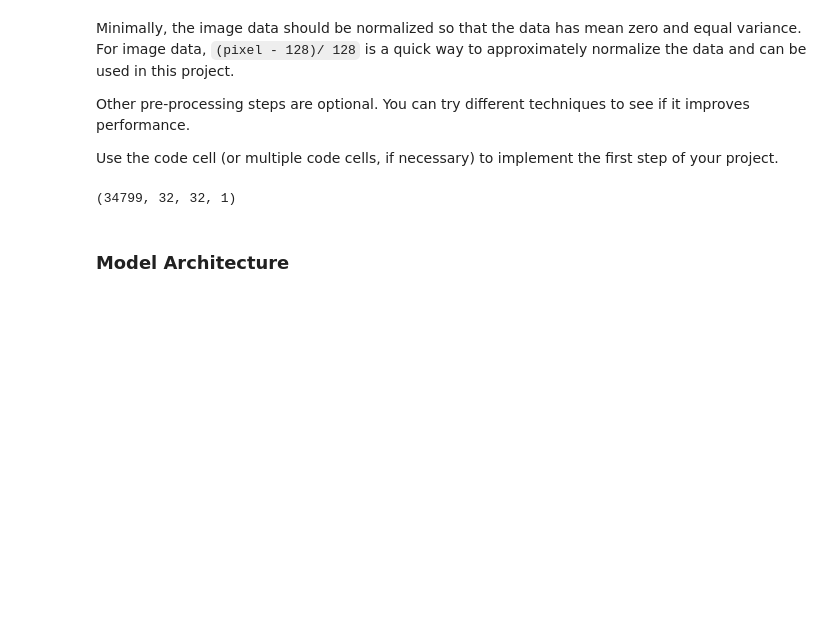
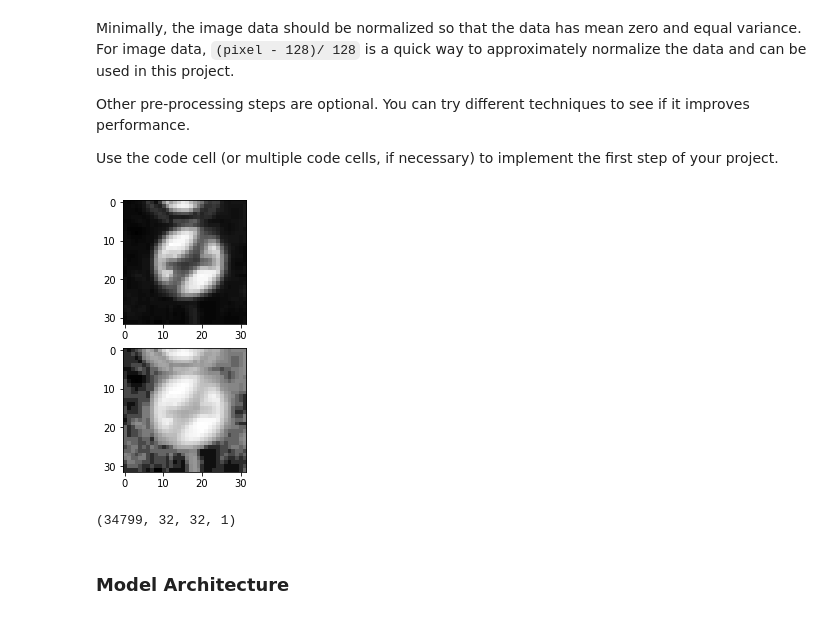
Before and after one commit to mscwu/udacity_traffic_sign_classification, a Jupyter notebook: Traffic_Sign_Classifier.ipynb, the cells around one changed output. Drawn from its saved outputs; the diff is of its cells as text; code cells hidden in the pictures; blank space fills up the shorter version.

```diff
--- a/Traffic_Sign_Classifier.ipynb
+++ b/Traffic_Sign_Classifier.ipynb
@@ -177,26 +181,46 @@ Use the code cell (or multiple code cells, if necessary) to implement the first
 # %%
 ### Preprocess the data here. It is required to normalize the data. Other preprocessing steps could include
 ### converting to grayscale, etc.
 ### Feel free to use as many code cells as needed.
 from sklearn.utils import shuffle
 import cv2
 
+# run a short code to show the effect of image equalization
+plt.figure(figsize=(5,5))
+X_train_1 = cv2.cvtColor(X_train[1], cv2.COLOR_RGB2GRAY)
+plt.subplot(2, 1, 1)
+plt.imshow(X_train_1, cmap = 'gray')
+X_train_1 = cv2.equalizeHist(X_train_1)
+plt.subplot(2, 1, 2)
+plt.imshow(X_train_1, cmap = 'gray')
+plt.show()
 X_train, y_train = shuffle(X_train, y_train)
 
+#def norm_grayscale(img_set):
+#    output = []
+#    for img in img_set:
+#        output.append(cv2.cvtColor(img, cv2.COLOR_RGB2GRAY))
+#    output = np.array(output) / 255 * (1.2 + 0.5) - 0.5
+#    output = output[..., np.newaxis]
+#    return output
 def norm_grayscale(img_set):
     output = []
     for img in img_set:
-        output.append(cv2.cvtColor(img, cv2.COLOR_RGB2GRAY))
-    output = np.array(output) / 255 * (1.2 + 0.5) - 0.5
+        gray_img = cv2.cvtColor(img, cv2.COLOR_RGB2GRAY)
+        norm_gray_img = cv2.equalizeHist(gray_img)
+        output.append(np.array(norm_gray_img))
+    output = np.array(output)
     output = output[..., np.newaxis]
     return output
+
 
 X_train = norm_grayscale(X_train)
 X_valid = norm_grayscale(X_valid)
 X_test = norm_grayscale(X_test)
 
 print(X_train.shape)
 # %% [output]
+[figure, added]
 (34799, 32, 32, 1)
 # %% [markdown]
 ### Model Architecture
```
Also changed, not shown: parts of 11 cells of this notebook, 3 other files.
